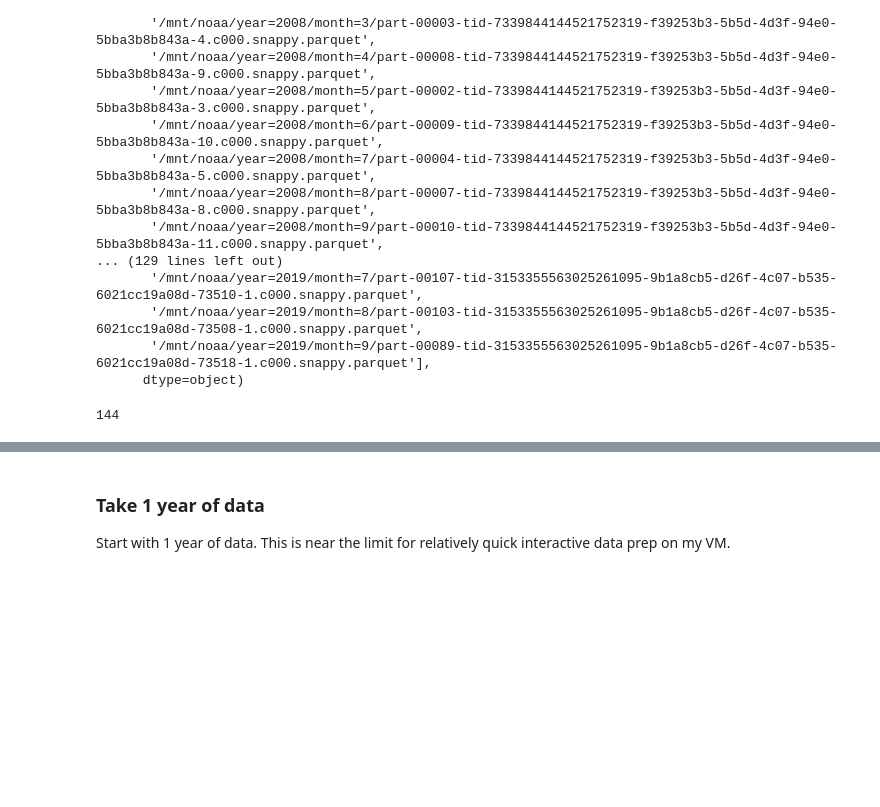
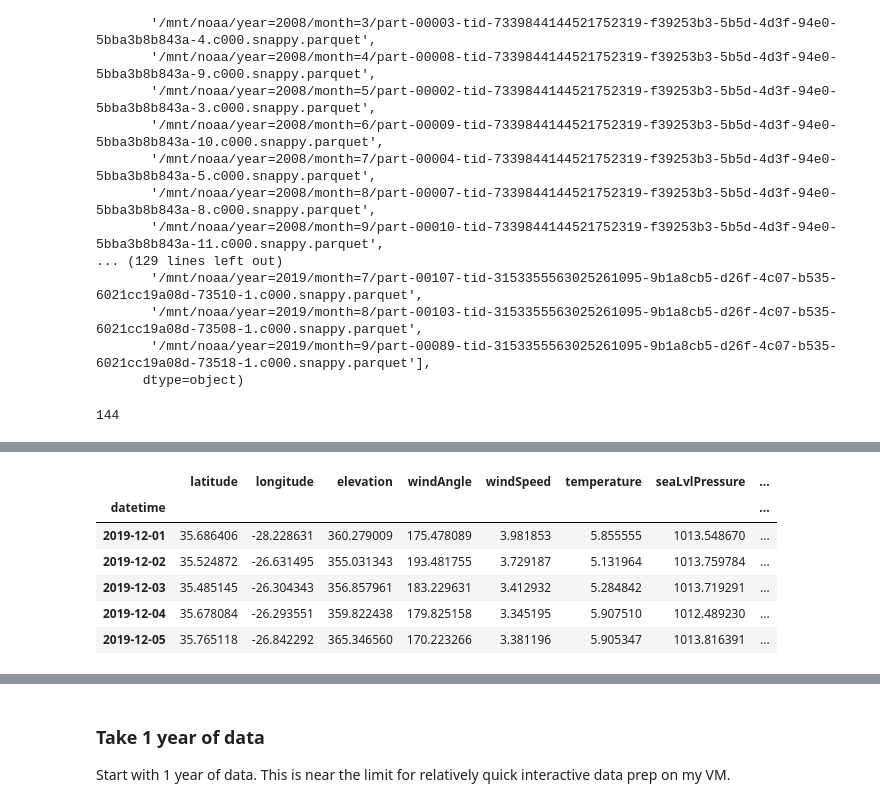
Before and after one commit to lostmygithubaccount/dasky, a Jupyter notebook: example.ipynb, the cells around one changed output, grey strips where cells are left out. Cells and saved outputs as stored; diff of their text form; code cells hidden in the pictures; blank space fills up the shorter version.

```diff
--- a/example.ipynb
+++ b/example.ipynb
@@ -197,0 +245,4 @@ len(files)
+# %%
+%time means = df.groupby(df.datetime.dt.floor('d')).mean()
+means.head()
+# %% [output]
@@ -197,0 +251,7 @@ len(files)
+|  | latitude | longitude | elevation | windAngle | windSpeed | temperature | seaLvlPressure | ... |
+| datetime |  |  |  |  |  |  |  | ... |
+| 2019-12-01 | 35.686406 | -28.228631 | 360.279009 | 175.478089 | 3.981853 | 5.855555 | 1013.548670 | ... |
+| 2019-12-02 | 35.524872 | -26.631495 | 355.031343 | 193.481755 | 3.729187 | 5.131964 | 1013.759784 | ... |
+| 2019-12-03 | 35.485145 | -26.304343 | 356.857961 | 183.229631 | 3.412932 | 5.284842 | 1013.719291 | ... |
+| 2019-12-04 | 35.678084 | -26.293551 | 359.822438 | 179.825158 | 3.345195 | 5.907510 | 1012.489230 | ... |
+| 2019-12-05 | 35.765118 | -26.842292 | 365.346560 | 170.223266 | 3.381196 | 5.905347 | 1013.816391 | ... |
```
Also changed, not shown: parts of 43 cells of this notebook.
